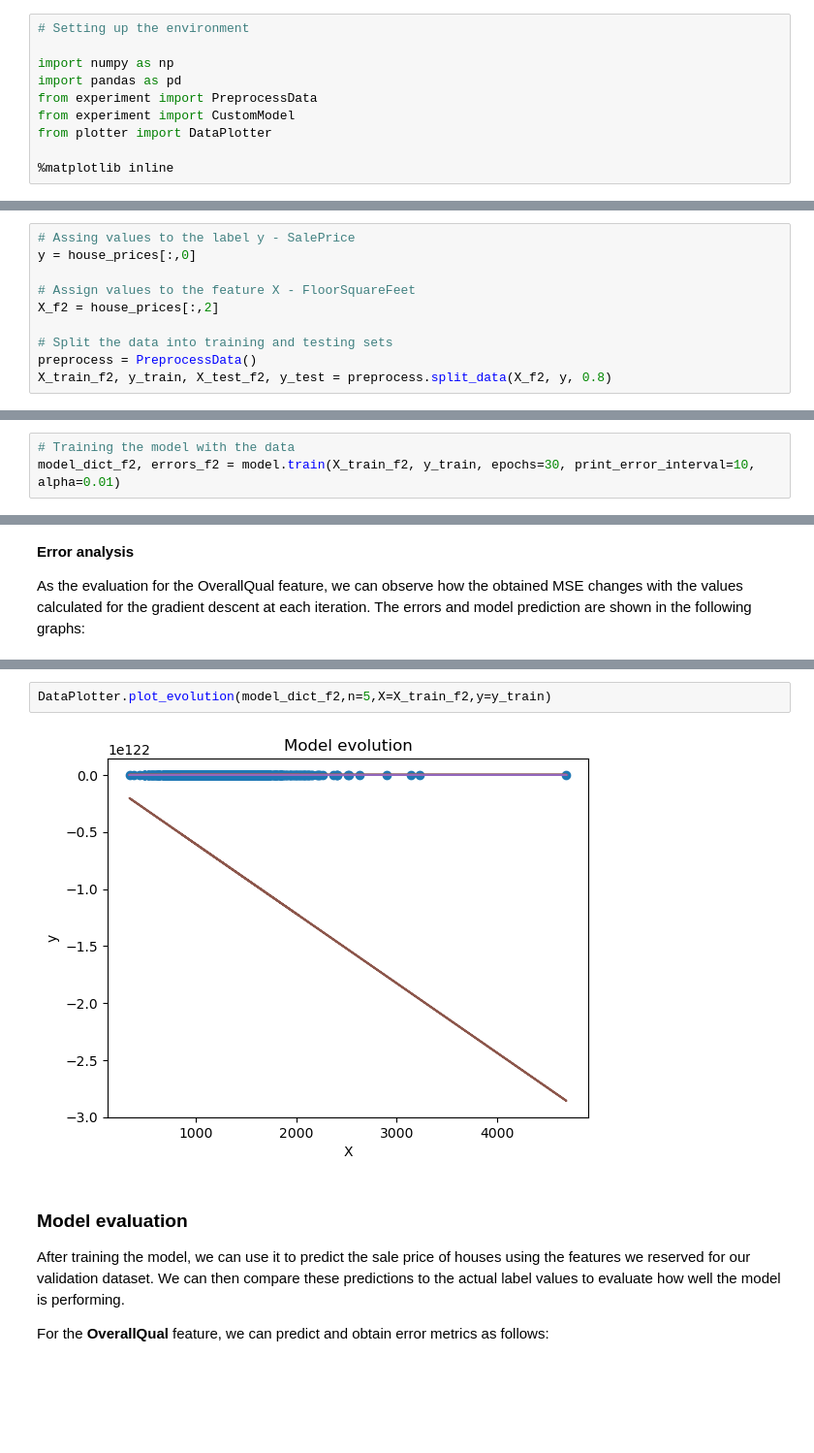
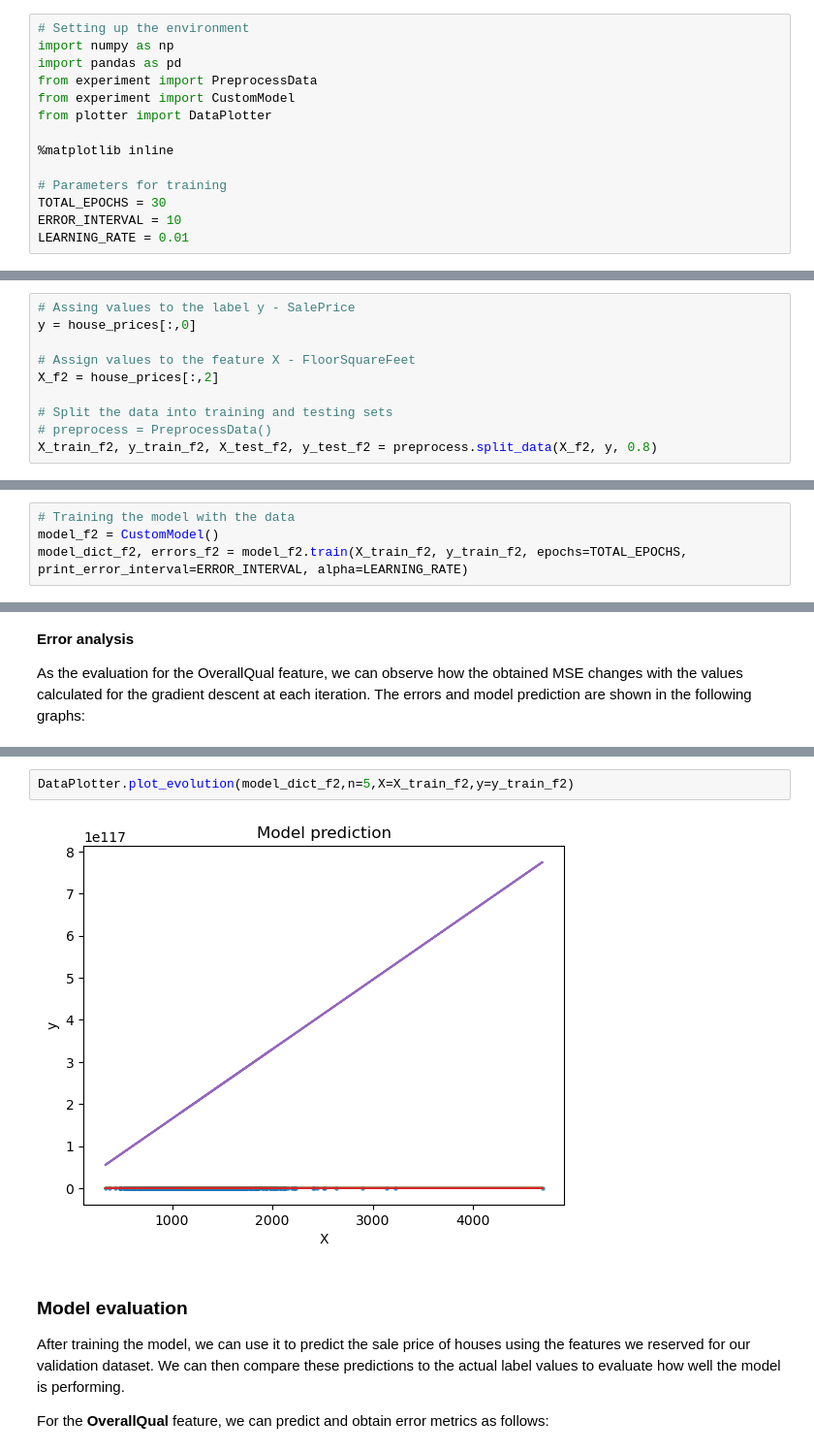
Before and after one commit to carlosopr/g-labs, a Jupyter notebook: project01/house_prices.ipynb, the cells around one changed output, grey strips where cells are left out. Shown at 97% size. Saved outputs shown, nothing was run; the diff lists cells and outputs as text; blank space fills up the shorter version.

```diff
--- a/project01/house_prices.ipynb
+++ b/project01/house_prices.ipynb
@@ -23,7 +23,6 @@ Supervised machine learning techniques involve training a model to operate on a
 Before we begin, we will set up the environment.
 # %%
 # Setting up the environment
-
 import numpy as np
 import pandas as pd
 from experiment import PreprocessData
@@ -31,6 +30,11 @@ from experiment import CustomModel
 from plotter import DataPlotter
 
 %matplotlib inline
+
+# Parameters for training
+TOTAL_EPOCHS = 30
+ERROR_INTERVAL = 10
+LEARNING_RATE = 0.01
 # %% [markdown]
 ### **Exploring the data**
 
@@ -171,5 +178,5 @@ y = house_prices[:,0]
 X_f2 = house_prices[:,2]
 
 # Split the data into training and testing sets
-preprocess = PreprocessData()
-X_train_f2, y_train, X_test_f2, y_test = preprocess.split_data(X_f2, y, 0.8)
+# preprocess = PreprocessData()
+X_train_f2, y_train_f2, X_test_f2, y_test_f2 = preprocess.split_data(X_f2, y, 0.8)
@@ -177,5 +187,6 @@ X_train_f2, y_train, X_test_f2, y_test = preprocess.split_data(X_f2, y, 0.8)
 Training the model:
 # %%
 # Training the model with the data
-model_dict_f2, errors_f2 = model.train(X_train_f2, y_train, epochs=30, print_error_interval=10, alpha=0.01)
+model_f2 = CustomModel()
+model_dict_f2, errors_f2 = model_f2.train(X_train_f2, y_train_f2, epochs=TOTAL_EPOCHS, print_error_interval=ERROR_INTERVAL, alpha=LEARNING_RATE)
 # %% [output]
@@ -193,7 +204,7 @@ DataPlotter.plot_error(errors_f2)
 # %%
-DataPlotter.plot_evolution(model_dict_f2,n=5,X=X_train_f2,y=y_train)
+DataPlotter.plot_evolution(model_dict_f2,n=5,X=X_train_f2,y=y_train_f2)
 # %% [output]
-[figure, old version]
+[figure, new version]
 # %% [markdown]
 ### **Model evaluation**
 
```
Also changed, not shown: parts of 21 cells of this notebook, 1 other file.
